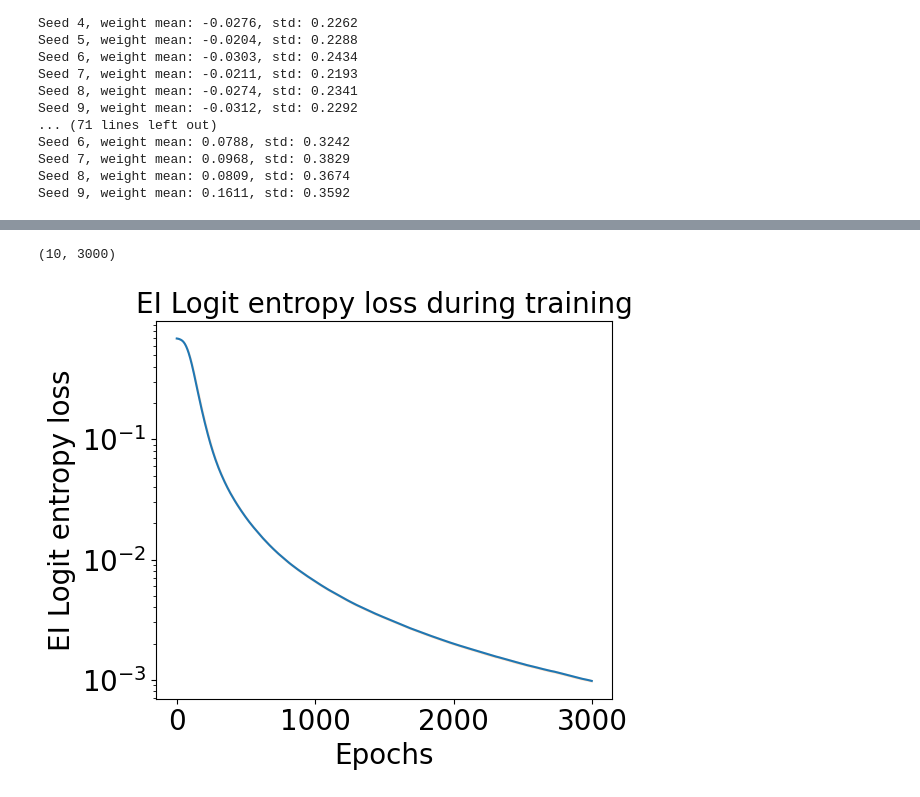
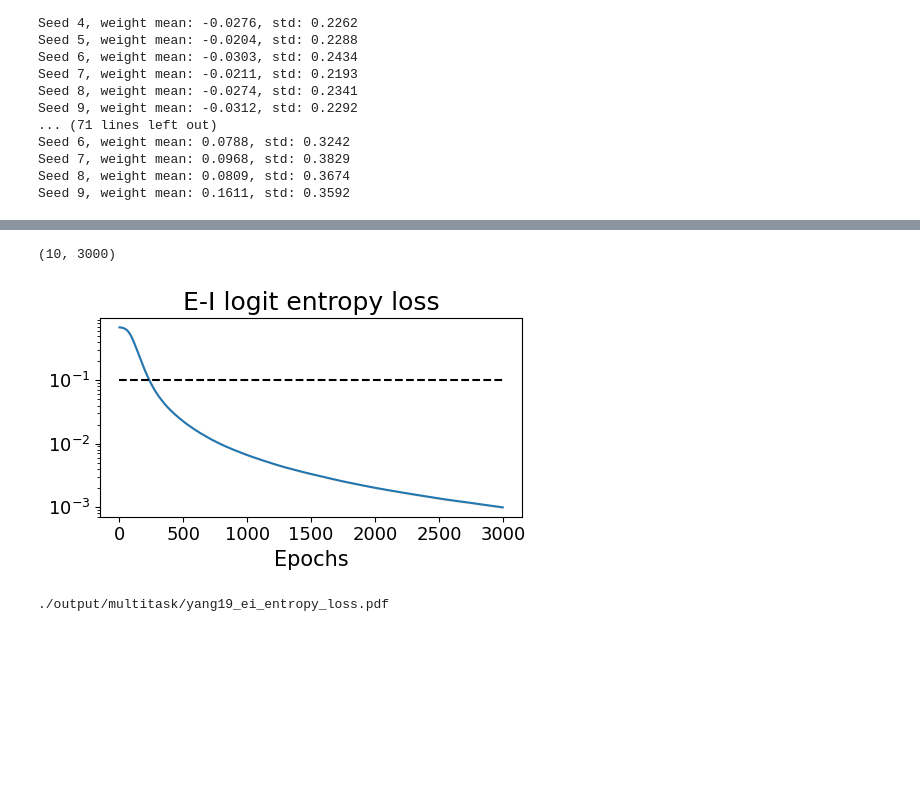
Before and after one commit to NeuroAIHub/EISep, a Jupyter notebook: docs/examples/yang19_dann.ipynb, the cells around one changed output, grey strips where cells are left out. Drawn from its saved outputs; the diff is of its cells as text; code cells hidden in the pictures; blank space fills up the shorter version.

```diff
--- a/docs/examples/yang19_dann.ipynb
+++ b/docs/examples/yang19_dann.ipynb
@@ -276,7 +279,8 @@ def train(net, epochs=2000, lyapunov_every=100, lr=1e-3, wd=1e-5, batch_size=64)
         loss_log[i, 1] = decoding_loss.item()
         if i % lyapunov_every == 0:
             print('Epoch [{}/{}], Loss: {:.4f}'.format(i, epochs, loss.item()))
-            ei_logit_log[i // lyapunov_every] = eimask_logit.detach().cpu().numpy()
+            # if net.entropy_loss:
+            #     ei_logit_log[i // lyapunov_every] = eimask_logit.detach().cpu().numpy()
         #     # Calculate Lyapunov spectrum
             # lyapunov_spectrum, _ = net.compute_lyapunov_spectrum(inputs)
             # lyapunov_spectrum_log[i // lyapunov_every] = lyapunov_spectrum.detach().cpu().numpy()
@@ -497,6 +501,8 @@ def multiple_train(model_name):
 
     lyapunov_every = epochs//20
     hidden_size = 64
+    if 'small' in model_name:
+        hidden_size = 12
     wd_ei = 0
     batch_size = 32
     lr = 1e-2
@@ -546,7 +552,8 @@ def multiple_train(model_name):
 # %%
 
 # model_names = ['dbpn', 'dann_sgd', 'colei_sgd', 'dann_adam', 'colei_adam', 'simple', 'eisep']
-model_names = ['simple_ei_input', 'simple_ei_output', 'simple_ei_both']
+# model_names = ['small_fixed_eisep', 'small_eisep']
+model_names = ['eisep_init_DBPN']
 # model_names = ['dann_adam', 'colei_adam']
 # lrs = [1e-3]
 # lrs = [1e-1, 5e-2, 1e-2, 5e-3, 1e-3, 5e-4, 1e-4]
@@ -1088,27 +1036,31 @@ print(figname)
 # %%
 path = f'./result/multitask/lr1e-2_eisep_performance.pkl'
 with open(path, 'rb') as f:
     info = pickle.load(f)
 ei_entropy_loss = info['loss_log_ei'][...,2]
 print(ei_entropy_loss.shape)
 mean_ei_entropy_loss = ei_entropy_loss.mean(0)
 ste_ei_entropy_loss = ei_entropy_loss.std(0)/np.sqrt(ei_entropy_loss.shape[0])
-fig, ax = plt.subplots(1,1,figsize=(6,5))
-fontsize = 20
+fig, ax = plt.subplots(1,1,figsize=(5,3))
+fontsize = 15
 ax.plot(mean_ei_entropy_loss)
 ax.fill_between(np.arange(mean_ei_entropy_loss.shape[0]), mean_ei_entropy_loss-ste_ei_entropy_loss,
                 mean_ei_entropy_loss+ste_ei_entropy_loss, alpha=0.2, color='C1')
 ax.set_xlabel('Epochs', fontsize=fontsize)
-ax.set_ylabel('EI Logit entropy loss', fontsize=fontsize)
+ax.set_xticks(np.arange(0, epochs+1, 500), labels=np.arange(0, epochs+1, 500))
+ax.hlines(0.1, 0, epochs, colors='k', linestyles='dashed')
+# ax.set_ylabel('EI Logit entropy loss', fontsize=fontsize)
 ax.set_yscale('log')
-ax.set_title('EI Logit entropy loss during training', fontsize=fontsize)
-ax.tick_params(labelsize=fontsize)
+ax.set_title('E-I logit entropy loss', fontsize=fontsize+3)
+ax.tick_params(labelsize=fontsize-2)
 plt.tight_layout()
-plt.savefig('./output/multitask/yang19_ei_entropy_loss.png', dpi=400)
+plt.savefig('./output/multitask/yang19_ei_entropy_loss.pdf', dpi=400)
 plt.show()
+print('./output/multitask/yang19_ei_entropy_loss.pdf')
 # %% [output]
 (10, 3000)
-[figure, old version]
+[figure, new version]
+./output/multitask/yang19_ei_entropy_loss.pdf
 # %%
 path = f'./result/multitask/lr1e-2_eisep_test.pkl'
 with open(path, 'rb') as f:
```
Also changed, not shown: parts of 18 cells of this notebook.
